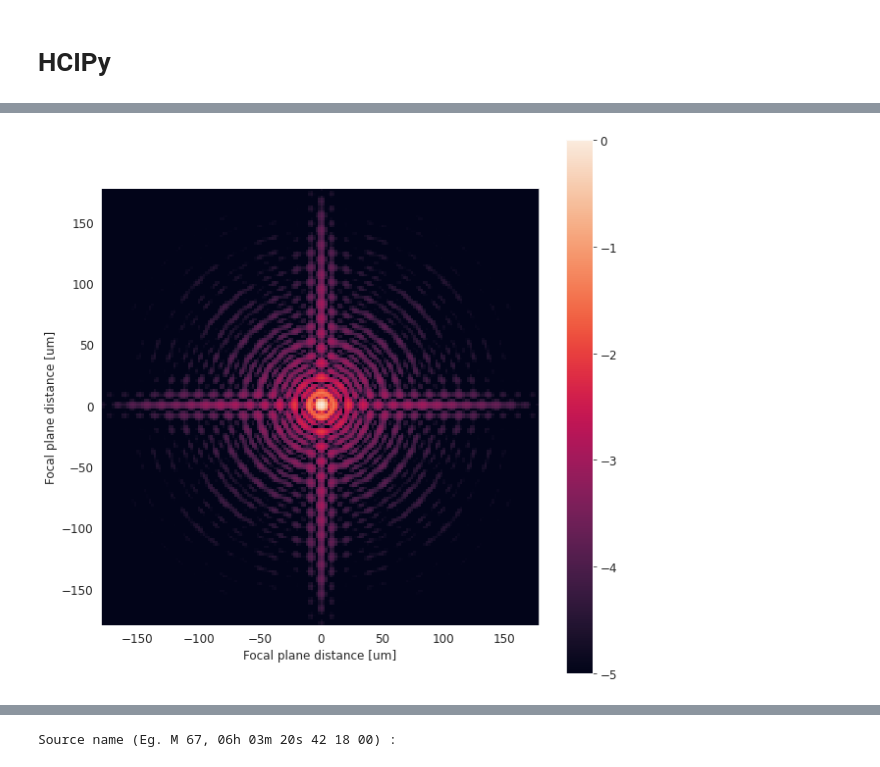
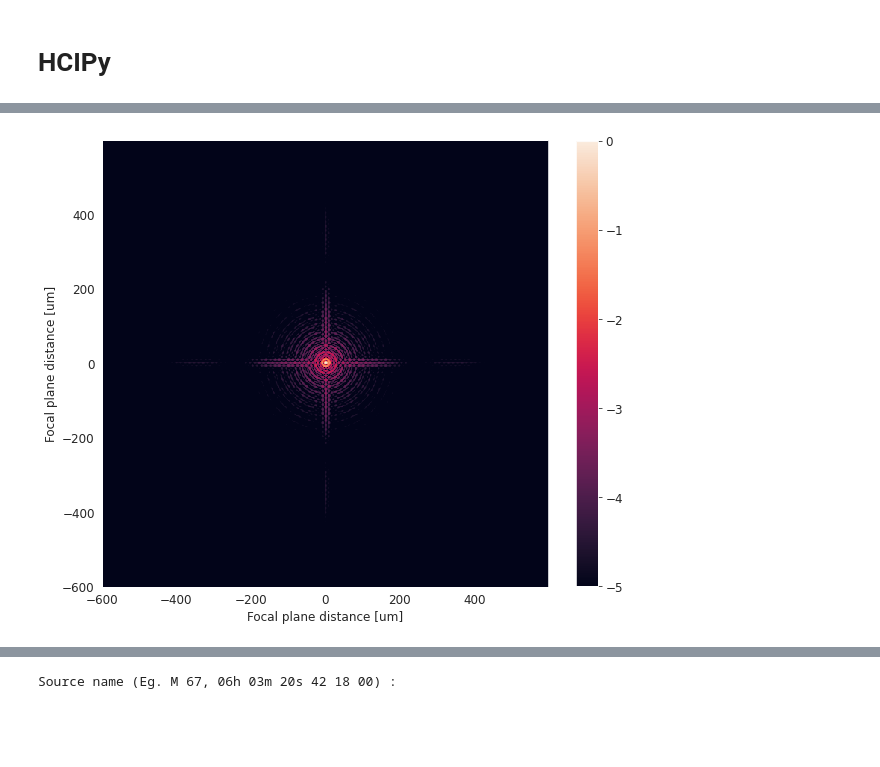
Before and after one commit to Jack3690/INSIST, a Jupyter notebook: PSF_Simulator.ipynb, the cells around one changed output, grey strips where cells are left out. Saved outputs shown, nothing was run; the diff lists cells and outputs as text; code cells hidden in the pictures; blank space fills up the shorter version.

```diff
--- a/PSF_Simulator.ipynb
+++ b/PSF_Simulator.ipynb
@@ -70,7 +76,7 @@ amplitude_g = flux/(sigma_psf**2*2*np.pi)
 amplitude_a = (flux)/(0.8569446798286412*fwhm**2)
 
 # Number of pixels.
-n_pix = 300
+n_pix = 30
 y, x  = np.mgrid[0:(n_pix), 0:(n_pix)]
 
 # Modelling a 2D gaussian at the center of the image.
@@ -489,16 +512,17 @@ psf.show_image()
 pupil_diameter = 1.0 # m
 
 effective_focal_length = 20 # m
+
 wavelength = 150e-9 # m
 
-pupil_grid = make_pupil_grid(1024, diameter = pupil_diameter)
+pupil_grid = make_pupil_grid(512, diameter = pupil_diameter)
 
-aperture = make_obstructed_circular_aperture(1,0.2,num_spiders=4,spider_width= 0.03)
+aperture = make_obstructed_circular_aperture(pupil_diameter,0.36,num_spiders=4,spider_width= 0.025)
 
 telescope_pupil = evaluate_supersampled(aperture , pupil_grid  ,8)
 
 im = imshow_field(telescope_pupil, cmap='gray')
-plt.colorbar()
+plt.colorbar(shrink=0.82)
 plt.xlabel('x (m)')
 plt.ylabel('y (m)')
 plt.show()
@@ -511,12 +535,12 @@ focal_total = 0
 
 for wavelength in np.linspace(150,300,10)*1e-9:
 
-  amplitude = flux*wavelength
+  amplitude = (flux*wavelength/67993.12844839491)**0.5
   wavefront = Wavefront(amplitude*telescope_pupil,wavelength)
-  focal_grid = make_focal_grid(q=3, num_airy=50,pupil_diameter=pupil_diameter, focal_length=effective_focal_length, reference_wavelength=wavelength)
+  focal_grid = make_focal_grid(q=3, num_airy=100,pupil_diameter=pupil_diameter, focal_length=effective_focal_length, reference_wavelength=wavelength)
   prop = FraunhoferPropagator( pupil_grid, focal_grid, focal_length=effective_focal_length)
   focal_image = prop.forward(wavefront)
-  focal_total += focal_image.amplitude.shaped
+  focal_total += focal_image.intensity.shaped
 # %%
 focal_image.amplitude.shaped.shape
 # %% [output]
@@ -528,9 +558,9 @@ np.array(focal_total/10).sum()
 # %%
 img = imshow_field(np.log10(focal_image.intensity/focal_image.intensity.max()), vmin=-5, grid_units=1e-6)
 plt.xlabel('Focal plane distance [um]')
 plt.ylabel('Focal plane distance [um]')
-plt.colorbar()
+plt.colorbar(shrink=0.82)
 plt.show()
 # %% [output]
-[figure, old version]
+[figure, new version]
 # %%
```
Also changed, not shown: parts of 33 cells of this notebook.
